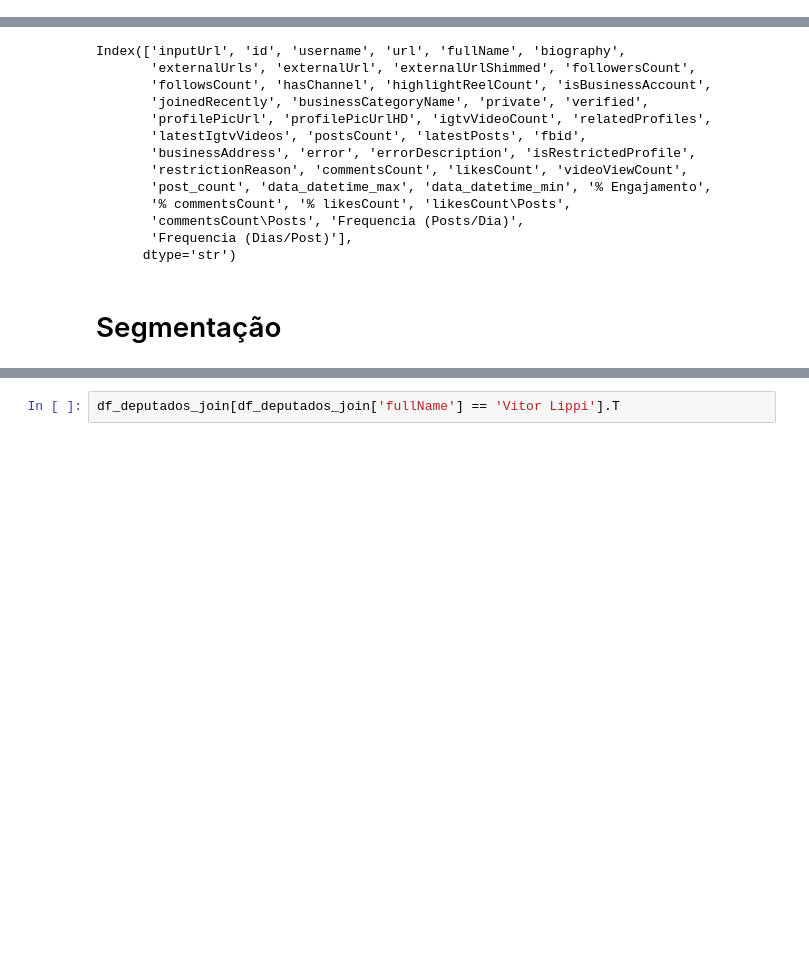
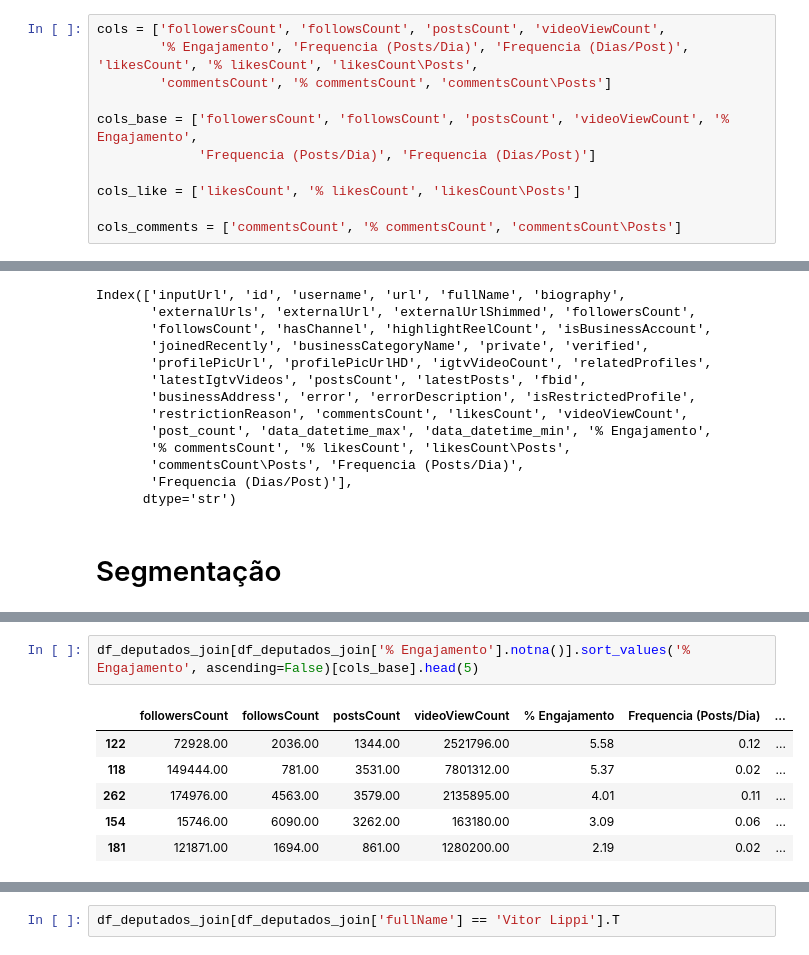
Before and after one commit to Vini0606/Analise-deputados, a Jupyter notebook: notebooks/segmentacao.ipynb, the cells around one changed output, grey strips where cells are left out. Cells and saved outputs as stored; diff of their text form; blank space fills up the shorter version.

```diff
--- a/notebooks/segmentacao.ipynb
+++ b/notebooks/segmentacao.ipynb
@@ -25,6 +25,17 @@ settings.PIORES_RANKINGS_DIR.mkdir(parents=True, exist_ok=True)
 pd.options.display.float_format = '{:.2f}'.format
 # %% [markdown]
 # Leitura dos Dados
+# %%
+cols = ['followersCount', 'followsCount', 'postsCount', 'videoViewCount',
+        '% Engajamento', 'Frequencia (Posts/Dia)', 'Frequencia (Dias/Post)', 'likesCount', '% likesCount', 'likesCount\Posts',
+        'commentsCount', '% commentsCount', 'commentsCount\Posts']
+
+cols_base = ['followersCount', 'followsCount', 'postsCount', 'videoViewCount', '% Engajamento',
+             'Frequencia (Posts/Dia)', 'Frequencia (Dias/Post)']
+
+cols_like = ['likesCount', '% likesCount', 'likesCount\Posts']
+
+cols_comments = ['commentsCount', '% commentsCount', 'commentsCount\Posts']
 # %%
 df_insta = pd.read_excel(settings.DEPUTADOS_INSTA_XLSX_OUT)
 df_insta['Nome Civil'] = df_insta['Nome Civil'].str.title()
@@ -238,0 +238,9 @@ Arquivo salvo em: c:\Projetos\analise-deputados-brasil\data\processed\piores_ran
+# %%
+df_deputados_join[df_deputados_join['% Engajamento'].notna()].sort_values('% Engajamento', ascending=False)[cols_base].head(5)
+# %% [output]
+|  | followersCount | followsCount | postsCount | videoViewCount | % Engajamento | Frequencia (Posts/Dia) | ... |
+| 122 | 72928.00 | 2036.00 | 1344.00 | 2521796.00 | 5.58 | 0.12 | ... |
+| 118 | 149444.00 | 781.00 | 3531.00 | 7801312.00 | 5.37 | 0.02 | ... |
+| 262 | 174976.00 | 4563.00 | 3579.00 | 2135895.00 | 4.01 | 0.11 | ... |
+| 154 | 15746.00 | 6090.00 | 3262.00 | 163180.00 | 3.09 | 0.06 | ... |
+| 181 | 121871.00 | 1694.00 | 861.00 | 1280200.00 | 2.19 | 0.02 | ... |
```
Also changed, not shown: parts of 4 cells of this notebook, 2 other files.
